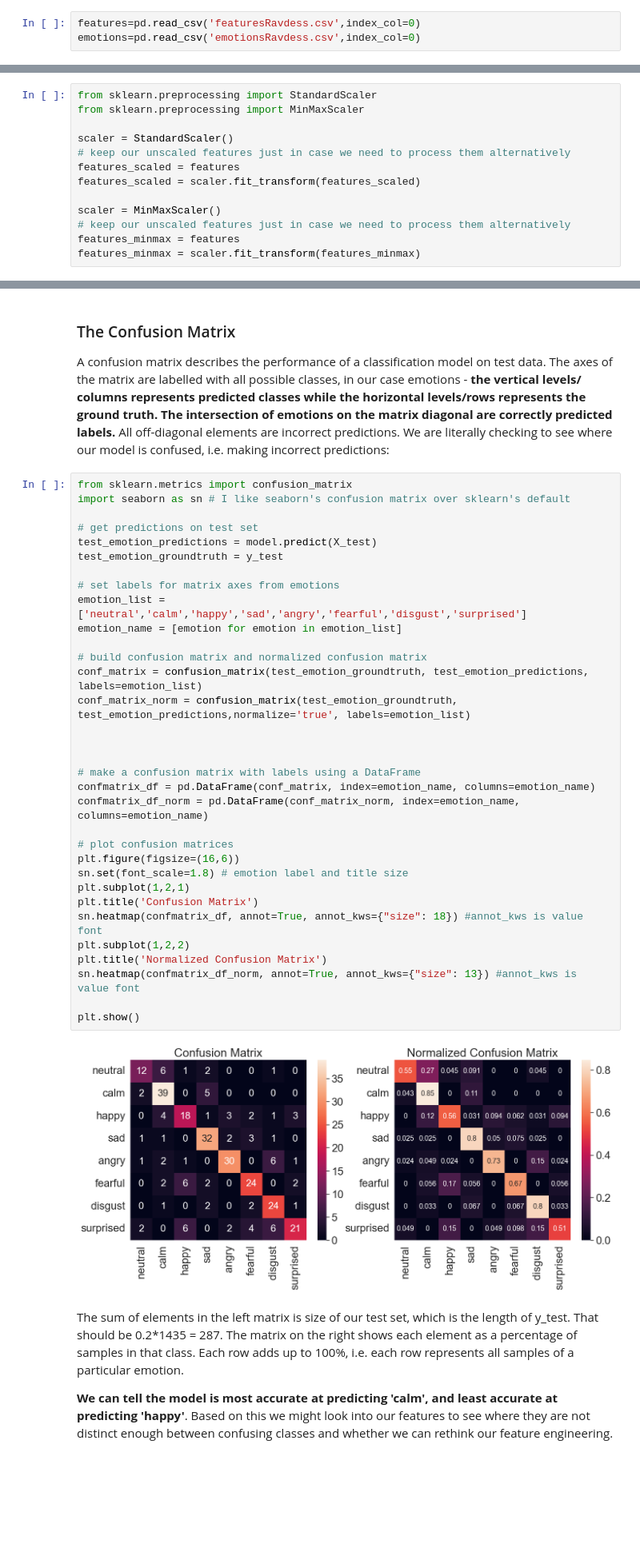
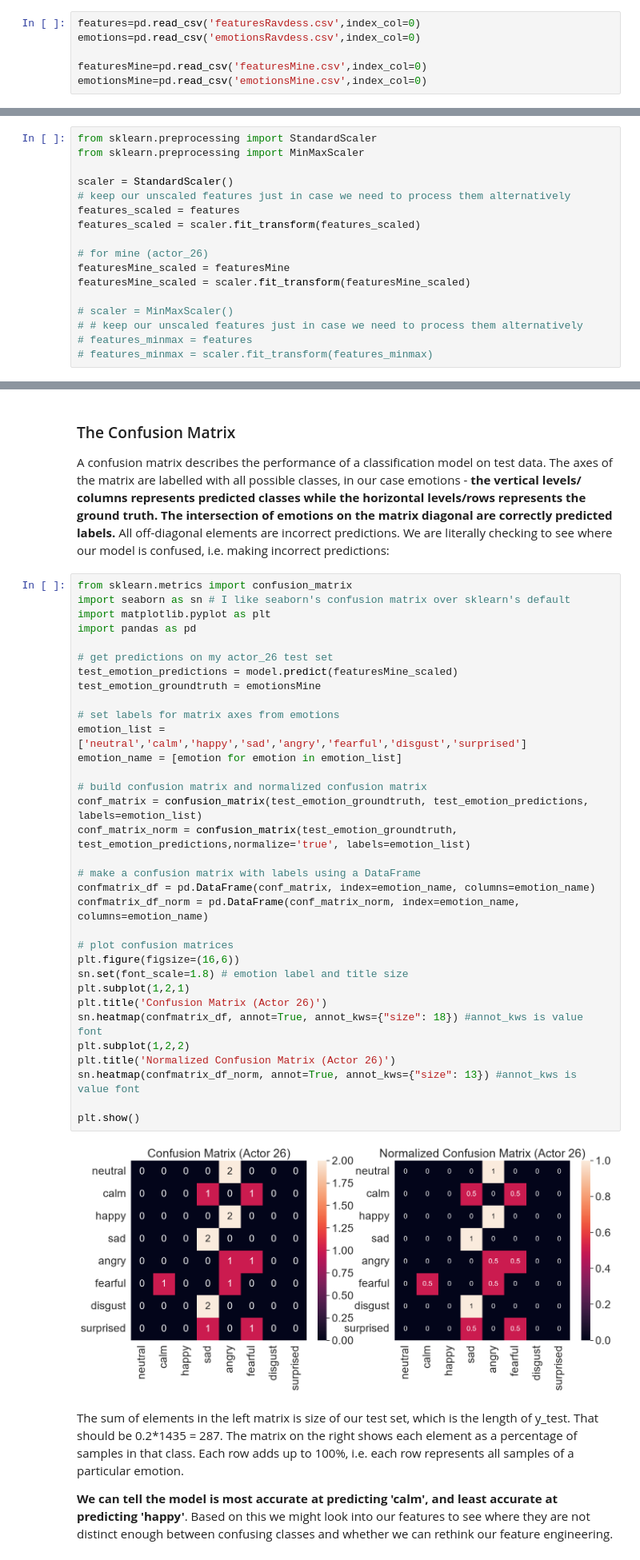
Before and after one commit to ValishaAngelina/Week4-NeuralNetworks, a Jupyter notebook: week4__neural_networks.ipynb, the cells around one changed output, grey strips where cells are left out. Shown at 80% size. Cells and saved outputs as stored; diff of their text form; blank space fills up the shorter version.

```diff
--- a/week4__neural_networks.ipynb
+++ b/week4__neural_networks.ipynb
@@ -200,6 +203,9 @@ Once saved you only need to load them later by running the cell below, and **ski
 # %%
 features=pd.read_csv('featuresRavdess.csv',index_col=0)
 emotions=pd.read_csv('emotionsRavdess.csv',index_col=0)
+
+featuresMine=pd.read_csv('featuresMine.csv',index_col=0)
+emotionsMine=pd.read_csv('emotionsMine.csv',index_col=0)
 # %% [markdown]
 Let's see what the features we extracted look like:
 # %%
@@ -283,10 +297,14 @@ scaler = StandardScaler()
 features_scaled = features
 features_scaled = scaler.fit_transform(features_scaled)
 
-scaler = MinMaxScaler()
-# keep our unscaled features just in case we need to process them alternatively
-features_minmax = features
-features_minmax = scaler.fit_transform(features_minmax)
+# for mine (actor_26)
+featuresMine_scaled = featuresMine
+featuresMine_scaled = scaler.fit_transform(featuresMine_scaled)
+
+# scaler = MinMaxScaler()
+# # keep our unscaled features just in case we need to process them alternatively
+# features_minmax = features
+# features_minmax = scaler.fit_transform(features_minmax)
 # %% [markdown]
 Make sure our features are properly scaled:
 # %%
@@ -587,38 +609,38 @@ A confusion matrix describes the performance of a classification model on test d
 # %%
 from sklearn.metrics import confusion_matrix
 import seaborn as sn # I like seaborn's confusion matrix over sklearn's default
+import matplotlib.pyplot as plt
+import pandas as pd
 
-# get predictions on test set
-test_emotion_predictions = model.predict(X_test)
-test_emotion_groundtruth = y_test
+# get predictions on my actor_26 test set
+test_emotion_predictions = model.predict(featuresMine_scaled)
+test_emotion_groundtruth = emotionsMine
 
 # set labels for matrix axes from emotions
 emotion_list =['neutral','calm','happy','sad','angry','fearful','disgust','surprised']
 emotion_name = [emotion for emotion in emotion_list]
 
 # build confusion matrix and normalized confusion matrix
 conf_matrix = confusion_matrix(test_emotion_groundtruth, test_emotion_predictions, labels=emotion_list)
 conf_matrix_norm = confusion_matrix(test_emotion_groundtruth, test_emotion_predictions,normalize='true', labels=emotion_list)
 
-
-
 # make a confusion matrix with labels using a DataFrame
 confmatrix_df = pd.DataFrame(conf_matrix, index=emotion_name, columns=emotion_name)
 confmatrix_df_norm = pd.DataFrame(conf_matrix_norm, index=emotion_name, columns=emotion_name)
 
 # plot confusion matrices
 plt.figure(figsize=(16,6))
 sn.set(font_scale=1.8) # emotion label and title size
 plt.subplot(1,2,1)
-plt.title('Confusion Matrix')
+plt.title('Confusion Matrix (Actor 26)')
 sn.heatmap(confmatrix_df, annot=True, annot_kws={"size": 18}) #annot_kws is value font
 plt.subplot(1,2,2)
-plt.title('Normalized Confusion Matrix')
+plt.title('Normalized Confusion Matrix (Actor 26)')
 sn.heatmap(confmatrix_df_norm, annot=True, annot_kws={"size": 13}) #annot_kws is value font
 
 plt.show()
 # %% [output]
-[figure, old version]
+[figure, new version]
 # %% [markdown]
 The sum of elements in the left matrix is size of our test set, which is the length of y_test. That should be 0.2*1435 = 287. The matrix on the right shows each element as a percentage of samples in that class. Each row adds up to 100%, i.e. each row represents all samples of a particular emotion.
 
```
Also changed, not shown: parts of 11 cells of this notebook.
